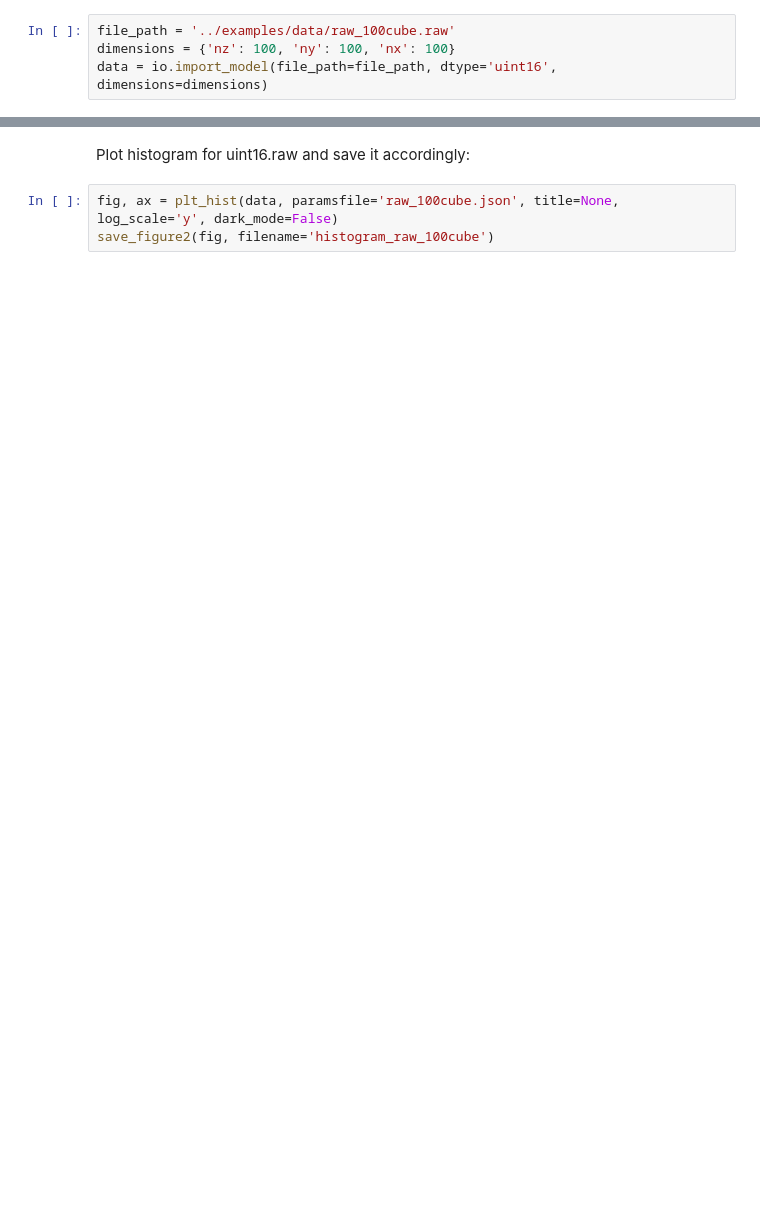
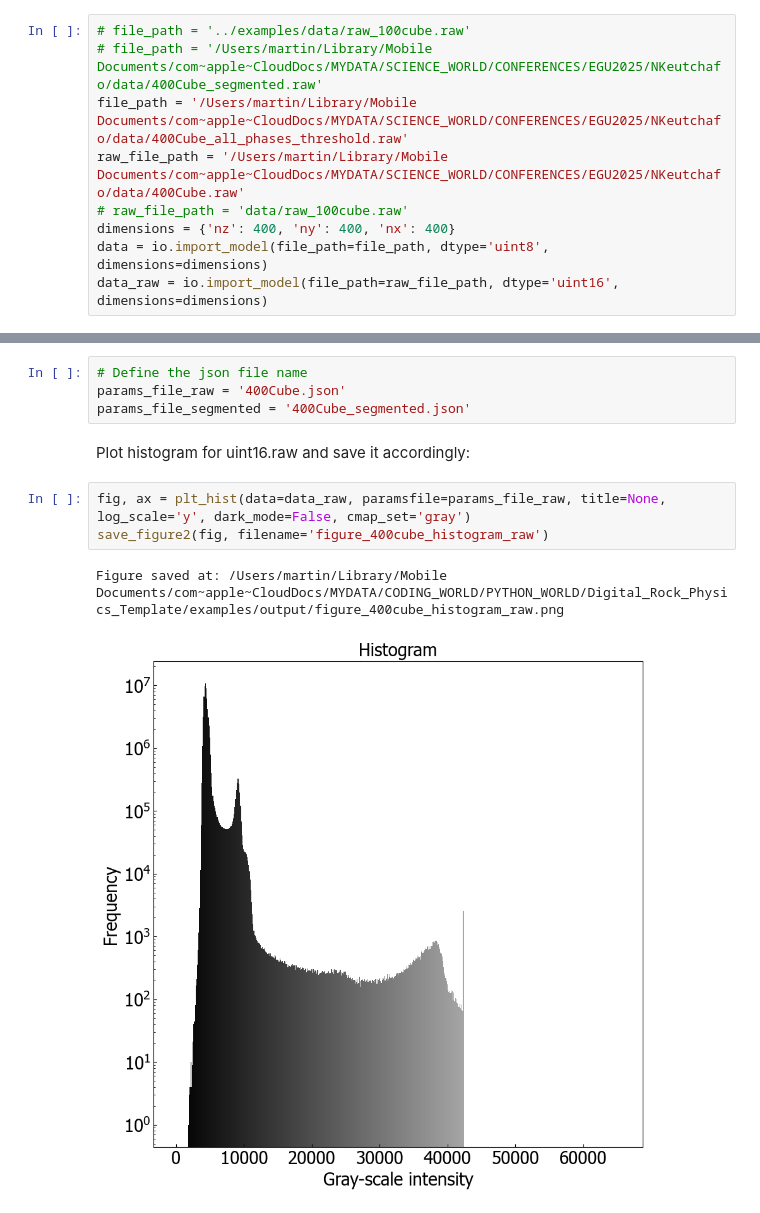
Before and after one commit to m-balcewicz/Digital_Rock_Physics_Template, a Jupyter notebook: examples/get_histogram.ipynb, the cells around one changed output, grey strips where cells are left out. Drawn from its saved outputs; the diff is of its cells as text; blank space fills up the shorter version.

```diff
--- a/examples/get_histogram.ipynb
+++ b/examples/get_histogram.ipynb
@@ -9,6 +13,11 @@ from drp_template.image import save_figure2
 # %% [markdown]
 Set parameters for import uint16.raw:
 # %%
-file_path = '../examples/data/raw_100cube.raw'
-dimensions = {'nz': 100, 'ny': 100, 'nx': 100}
-data = io.import_model(file_path=file_path, dtype='uint16', dimensions=dimensions)
+# file_path = '../examples/data/raw_100cube.raw'
+# file_path = '/Users/martin/Library/Mobile Documents/com~apple~CloudDocs/MYDATA/SCIENCE_WORLD/CONFERENCES/EGU2025/NKeutchafo/data/400Cube_segmented.raw'
+file_path = '/Users/martin/Library/Mobile Documents/com~apple~CloudDocs/MYDATA/SCIENCE_WORLD/CONFERENCES/EGU2025/NKeutchafo/data/400Cube_all_phases_threshold.raw'
+raw_file_path = '/Users/martin/Library/Mobile Documents/com~apple~CloudDocs/MYDATA/SCIENCE_WORLD/CONFERENCES/EGU2025/NKeutchafo/data/400Cube.raw'
+# raw_file_path = 'data/raw_100cube.raw'
+dimensions = {'nz': 400, 'ny': 400, 'nx': 400}
+data = io.import_model(file_path=file_path, dtype='uint8', dimensions=dimensions)
+data_raw = io.import_model(file_path=raw_file_path, dtype='uint16', dimensions=dimensions)
@@ -15,5 +41,12 @@ data = io.import_model(file_path=file_path, dtype='uint16', dimensions=dimension
+# %%
+# Define the json file name
+params_file_raw = '400Cube.json'
+params_file_segmented = '400Cube_segmented.json'
 # %% [markdown]
 Plot histogram for uint16.raw and save it accordingly:
 # %%
-fig, ax = plt_hist(data, paramsfile='raw_100cube.json', title=None, log_scale='y', dark_mode=False)
-save_figure2(fig, filename='histogram_raw_100cube')
+fig, ax = plt_hist(data=data_raw, paramsfile=params_file_raw, title=None, log_scale='y', dark_mode=False, cmap_set='gray')
+save_figure2(fig, filename='figure_400cube_histogram_raw')
+# %% [output]
+Figure saved at: /Users/martin/Library/Mobile Documents/com~apple~CloudDocs/MYDATA/CODING_WORLD/PYTHON_WORLD/Digital_Rock_Physics_Template/examples/output/figure_400cube_histogram_raw.png
+[figure, added]
```
Also changed, not shown: parts of 9 cells of this notebook.
